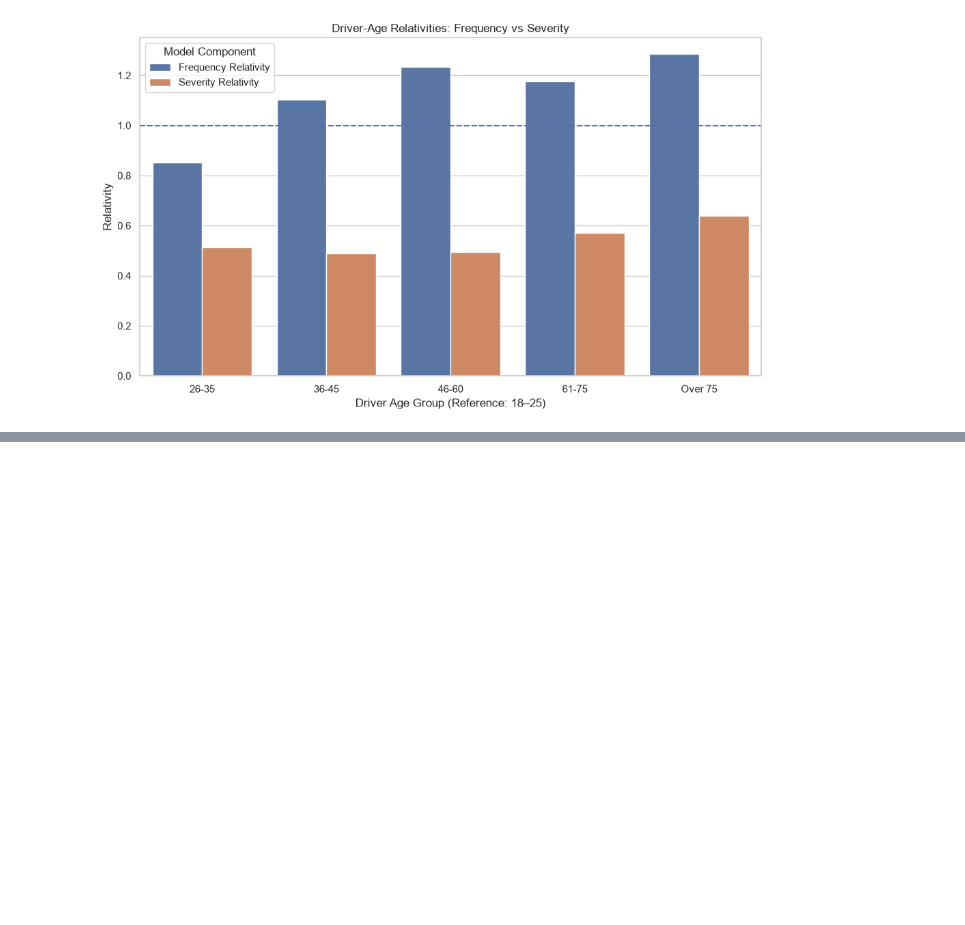
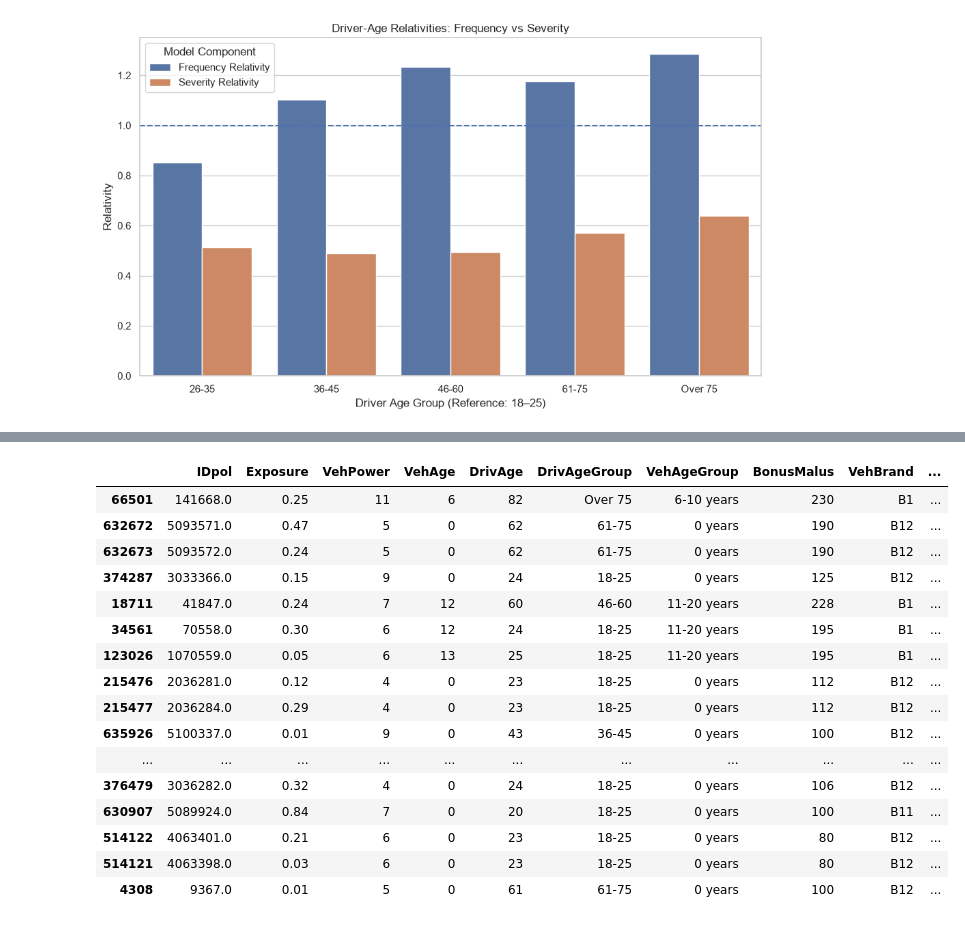
Before and after one commit to prithwirajeco27/Motor-Insurance-Pricing, a Jupyter notebook: motor_insurance_pricing.ipynb, the cells around one changed output, grey strips where cells are left out. Drawn from its saved outputs; the diff is of its cells as text; code cells hidden in the pictures; blank space fills up the shorter version.

```diff
--- a/motor_insurance_pricing.ipynb
+++ b/motor_insurance_pricing.ipynb
@@ -1185,0 +1628,48 @@ plt.show()
+# %%
+# Inspect the 20 highest predicted premiums
+top_policies = pricing_data.nlargest(
+    20, "Pure_Risk_Premium"
+)
+
+columns_to_inspect = [
+    "IDpol",
+    "Exposure",
+    "VehPower",
+    "VehAge",
+    "DrivAge",
+    "DrivAgeGroup",
+    "VehAgeGroup",
+    "BonusMalus",
+    "VehBrand",
+    "VehGas",
+    "Area",
+    "Density",
+    "Region",
+    "Predicted_Frequency",
+    "Predicted_Severity",
+    "Pure_Risk_Premium"
+]
+
+display(
+    top_policies[
+        [c for c in columns_to_inspect if c in top_policies.columns]
+    ].round(2)
+)
+# %% [output]
+|  | IDpol | Exposure | VehPower | VehAge | DrivAge | DrivAgeGroup | VehAgeGroup | BonusMalus | VehBrand | ... |
+| 66501 | 141668.0 | 0.25 | 11 | 6 | 82 | Over 75 | 6-10 years | 230 | B1 | ... |
+| 632672 | 5093571.0 | 0.47 | 5 | 0 | 62 | 61-75 | 0 years | 190 | B12 | ... |
+| 632673 | 5093572.0 | 0.24 | 5 | 0 | 62 | 61-75 | 0 years | 190 | B12 | ... |
+| 374287 | 3033366.0 | 0.15 | 9 | 0 | 24 | 18-25 | 0 years | 125 | B12 | ... |
+| 18711 | 41847.0 | 0.24 | 7 | 12 | 60 | 46-60 | 11-20 years | 228 | B1 | ... |
+| 34561 | 70558.0 | 0.30 | 6 | 12 | 24 | 18-25 | 11-20 years | 195 | B1 | ... |
+| 123026 | 1070559.0 | 0.05 | 6 | 13 | 25 | 18-25 | 11-20 years | 195 | B1 | ... |
+| 215476 | 2036281.0 | 0.12 | 4 | 0 | 23 | 18-25 | 0 years | 112 | B12 | ... |
+| 215477 | 2036284.0 | 0.29 | 4 | 0 | 23 | 18-25 | 0 years | 112 | B12 | ... |
+| 635926 | 5100337.0 | 0.01 | 9 | 0 | 43 | 36-45 | 0 years | 100 | B12 | ... |
+| ... | ... | ... | ... | ... | ... | ... | ... | ... | ... | ... |
+| 376479 | 3036282.0 | 0.32 | 4 | 0 | 24 | 18-25 | 0 years | 106 | B12 | ... |
+| 630907 | 5089924.0 | 0.84 | 7 | 0 | 20 | 18-25 | 0 years | 100 | B11 | ... |
+| 514122 | 4063401.0 | 0.21 | 6 | 0 | 23 | 18-25 | 0 years | 80 | B12 | ... |
+| 514121 | 4063398.0 | 0.03 | 6 | 0 | 23 | 18-25 | 0 years | 80 | B12 | ... |
+| 4308 | 9367.0 | 0.01 | 5 | 0 | 61 | 61-75 | 0 years | 100 | B12 | ... |
```
Also changed, not shown: parts of 11 cells of this notebook.
